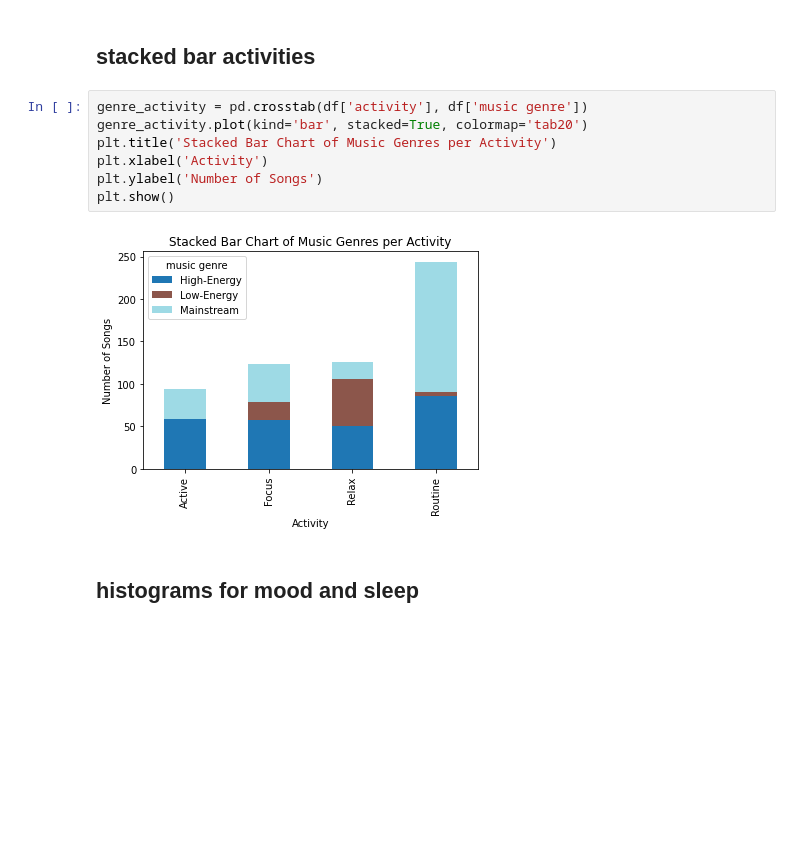
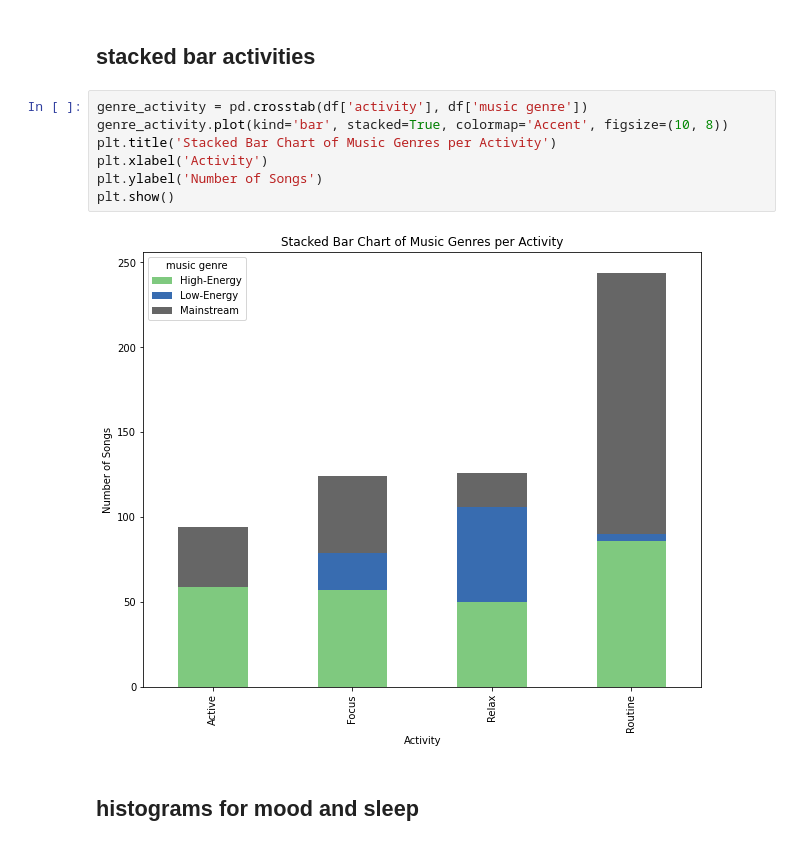
Before and after one commit to frnchskolymps/CCDATSCL_PROJECT, a Jupyter notebook: datascience_finalproject.ipynb, the cells around one changed output. Saved outputs shown, nothing was run; the diff lists cells and outputs as text; blank space fills up the shorter version.

```diff
--- a/datascience_finalproject.ipynb
+++ b/datascience_finalproject.ipynb
@@ -201,13 +202,13 @@ plt.show()
 ## stacked bar activities
 # %%
 genre_activity = pd.crosstab(df['activity'], df['music genre'])
-genre_activity.plot(kind='bar', stacked=True, colormap='tab20')
+genre_activity.plot(kind='bar', stacked=True, colormap='Accent', figsize=(10, 8))
 plt.title('Stacked Bar Chart of Music Genres per Activity')
 plt.xlabel('Activity')
 plt.ylabel('Number of Songs')
 plt.show()
 # %% [output]
-[figure, old version]
+[figure, new version]
 # %% [markdown]
 ## histograms for mood and sleep
 # %%
```
Also changed, not shown: parts of 11 cells of this notebook.
